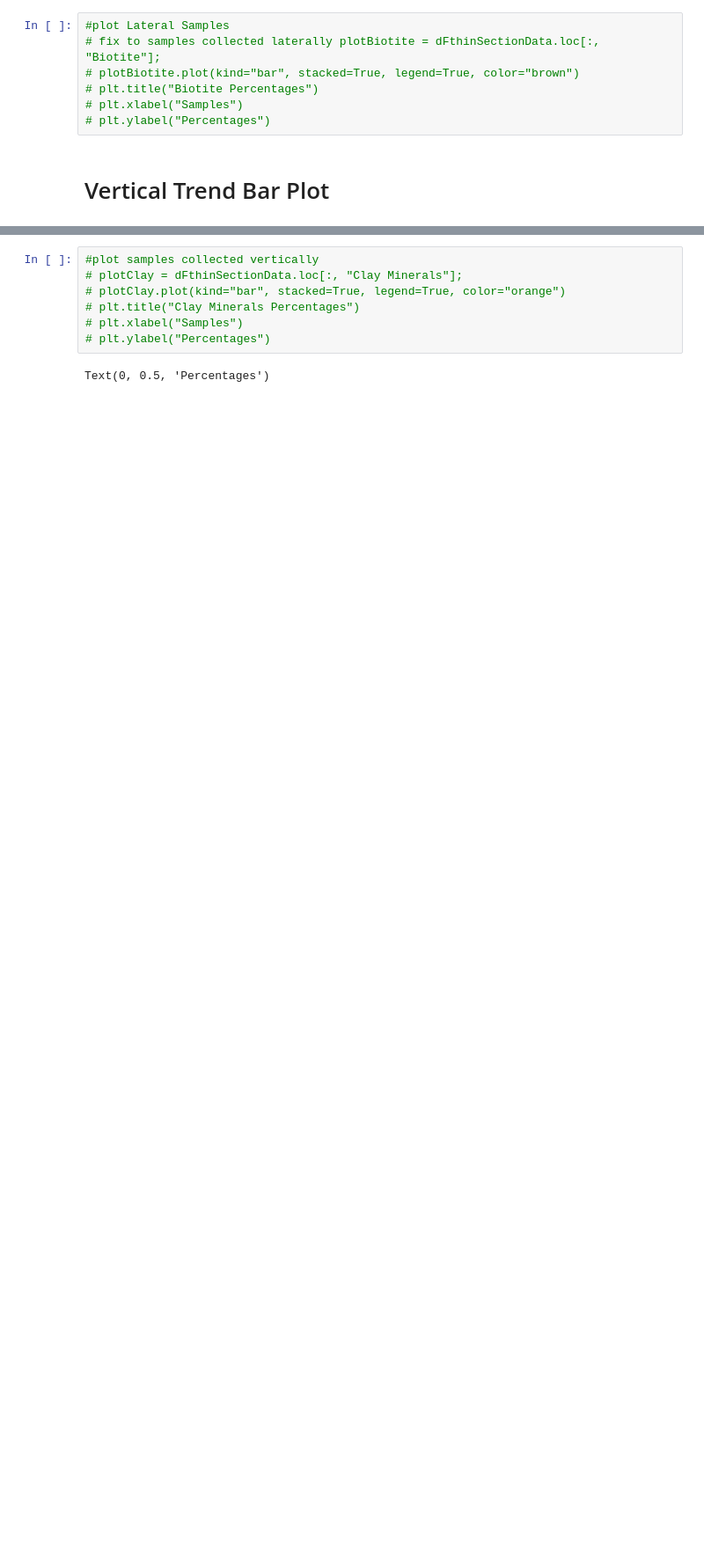
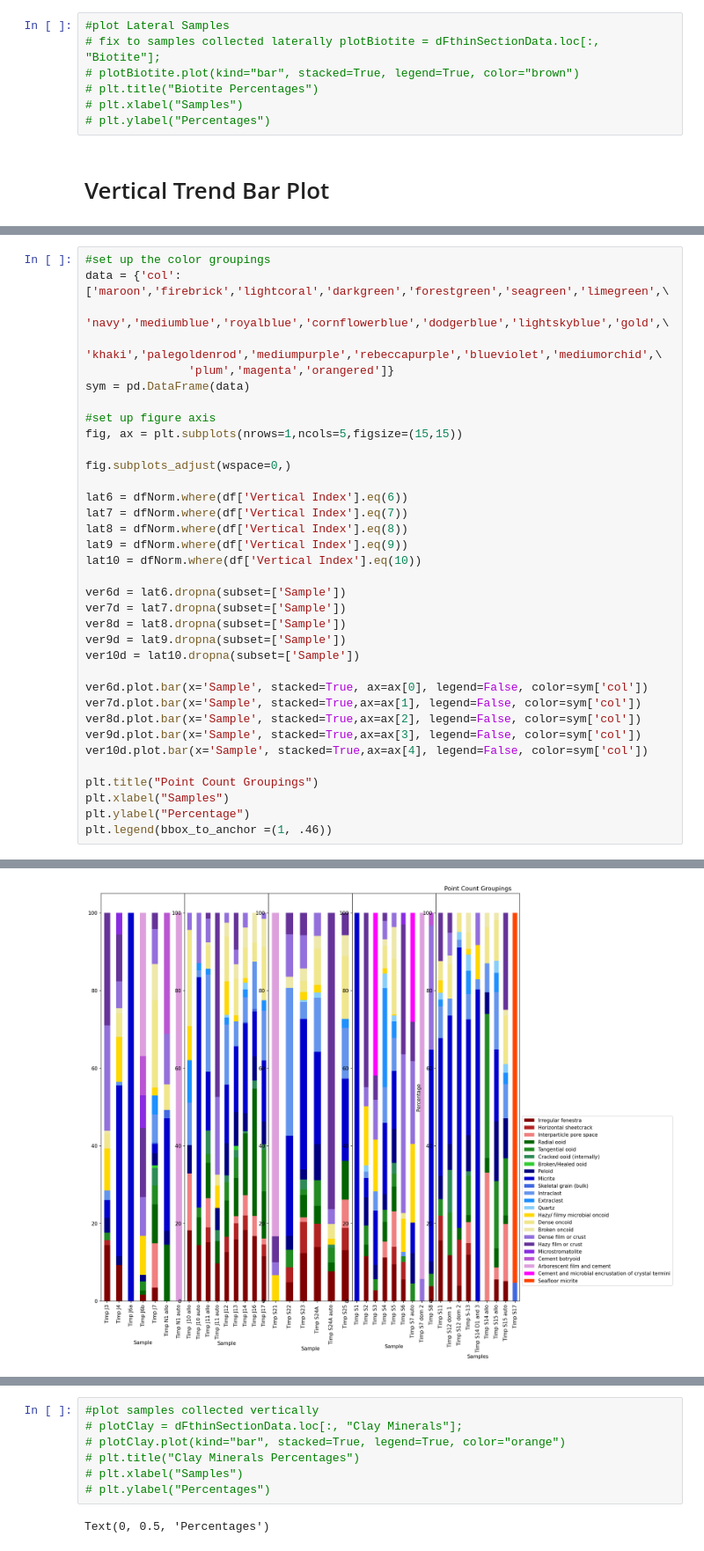
Before and after one commit to Bryozoan/MountJoy, a Jupyter notebook: Timpaweap 1st Order Trend Plots.ipynb, the cells around one changed output, grey strips where cells are left out. Shown at 88% size. Saved outputs shown, nothing was run; the diff lists cells and outputs as text; blank space fills up the shorter version.

```diff
--- a/Timpaweap 1st Order Trend Plots.ipynb
+++ b/Timpaweap 1st Order Trend Plots.ipynb
@@ -75,0 +136,36 @@ plt.legend(bbox_to_anchor =(1, .46))
+# %%
+#set up the color groupings
+data = {'col':['maroon','firebrick','lightcoral','darkgreen','forestgreen','seagreen','limegreen',\
+               'navy','mediumblue','royalblue','cornflowerblue','dodgerblue','lightskyblue','gold',\
+               'khaki','palegoldenrod','mediumpurple','rebeccapurple','blueviolet','mediumorchid',\
+               'plum','magenta','orangered']}
+sym = pd.DataFrame(data)
+
+#set up figure axis
+fig, ax = plt.subplots(nrows=1,ncols=5,figsize=(15,15))
+
+fig.subplots_adjust(wspace=0,)
+
+lat6 = dfNorm.where(df['Vertical Index'].eq(6))
+lat7 = dfNorm.where(df['Vertical Index'].eq(7))
+lat8 = dfNorm.where(df['Vertical Index'].eq(8))
+lat9 = dfNorm.where(df['Vertical Index'].eq(9))
+lat10 = dfNorm.where(df['Vertical Index'].eq(10))
+
+ver6d = lat6.dropna(subset=['Sample'])
+ver7d = lat7.dropna(subset=['Sample'])
+ver8d = lat8.dropna(subset=['Sample'])
+ver9d = lat9.dropna(subset=['Sample'])
+ver10d = lat10.dropna(subset=['Sample'])
+
+ver6d.plot.bar(x='Sample', stacked=True, ax=ax[0], legend=False, color=sym['col'])
+ver7d.plot.bar(x='Sample', stacked=True,ax=ax[1], legend=False, color=sym['col'])
+ver8d.plot.bar(x='Sample', stacked=True,ax=ax[2], legend=False, color=sym['col'])
+ver9d.plot.bar(x='Sample', stacked=True,ax=ax[3], legend=False, color=sym['col'])
+ver10d.plot.bar(x='Sample', stacked=True,ax=ax[4], legend=False, color=sym['col'])
+
+plt.title("Point Count Groupings")
+plt.xlabel("Samples")
+plt.ylabel("Percentage")
+plt.legend(bbox_to_anchor =(1, .46))
+# %% [output]
@@ -75,0 +173 @@ plt.legend(bbox_to_anchor =(1, .46))
+[figure, added]
```
Also changed, not shown: parts of 6 cells of this notebook.
